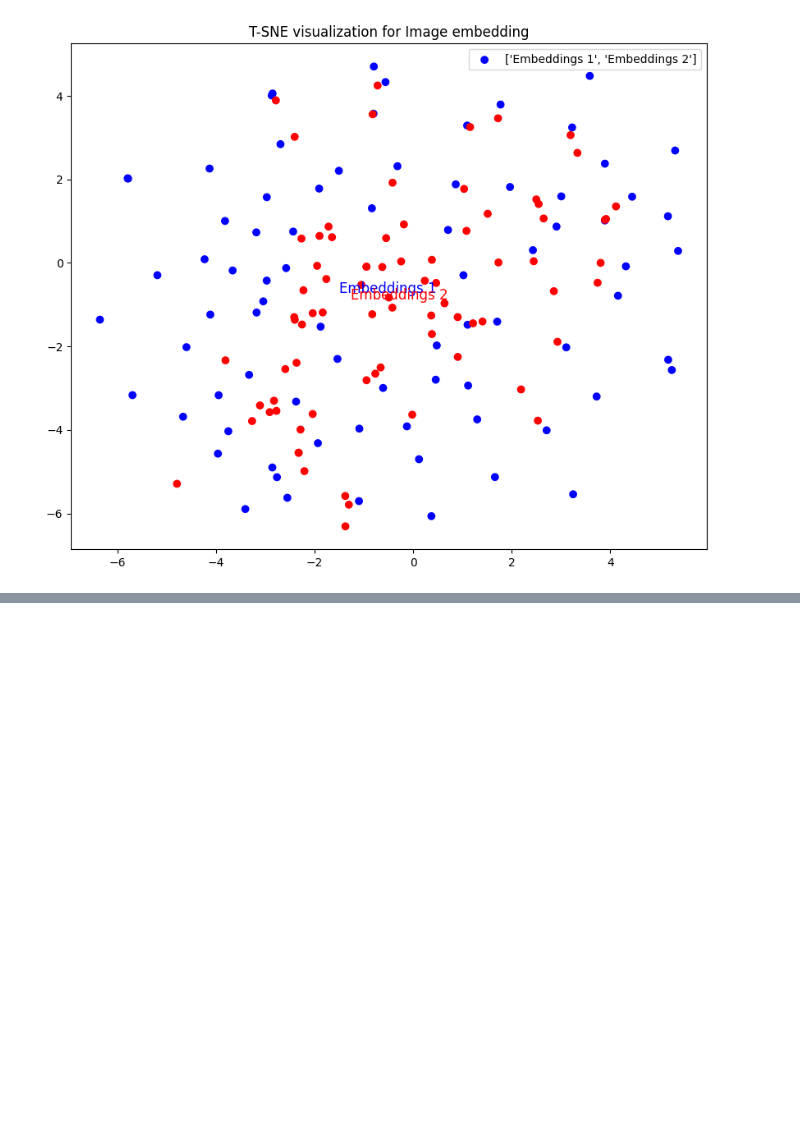
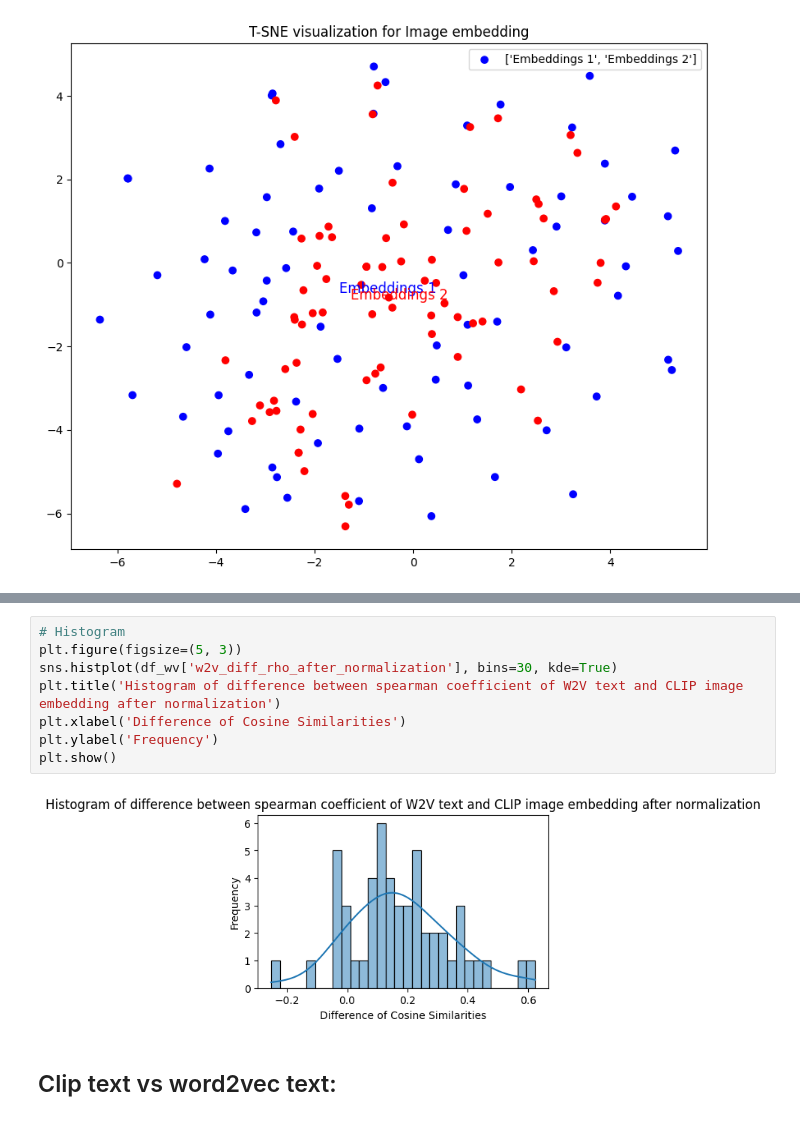
Before and after one commit to ShwetaliShimangaud/Investigating-the-Arithmetic-of-Visual-Embeddings, a Jupyter notebook: cosine_diff.ipynb, the cells around one changed output, grey strips where cells are left out. Saved outputs shown, nothing was run; the diff lists cells and outputs as text; blank space fills up the shorter version.

```diff
--- a/cosine_diff.ipynb
+++ b/cosine_diff.ipynb
@@ -271,0 +316,12 @@ visualize_embeddings(embeddings_offset,fourth_word_embedding, words, 'T-SNE visu
+# %%
+# Histogram
+plt.figure(figsize=(5, 3))
+sns.histplot(df_wv['w2v_diff_rho_after_normalization'], bins=30, kde=True)
+plt.title('Histogram of difference between spearman coefficient of W2V text and CLIP image embedding after normalization')
+plt.xlabel('Difference of Cosine Similarities')
+plt.ylabel('Frequency')
+plt.show()
+# %% [output]
+[figure, added]
+# %% [markdown]
+## Clip text vs word2vec text:
```
Also changed, not shown: parts of 14 cells of this notebook.
